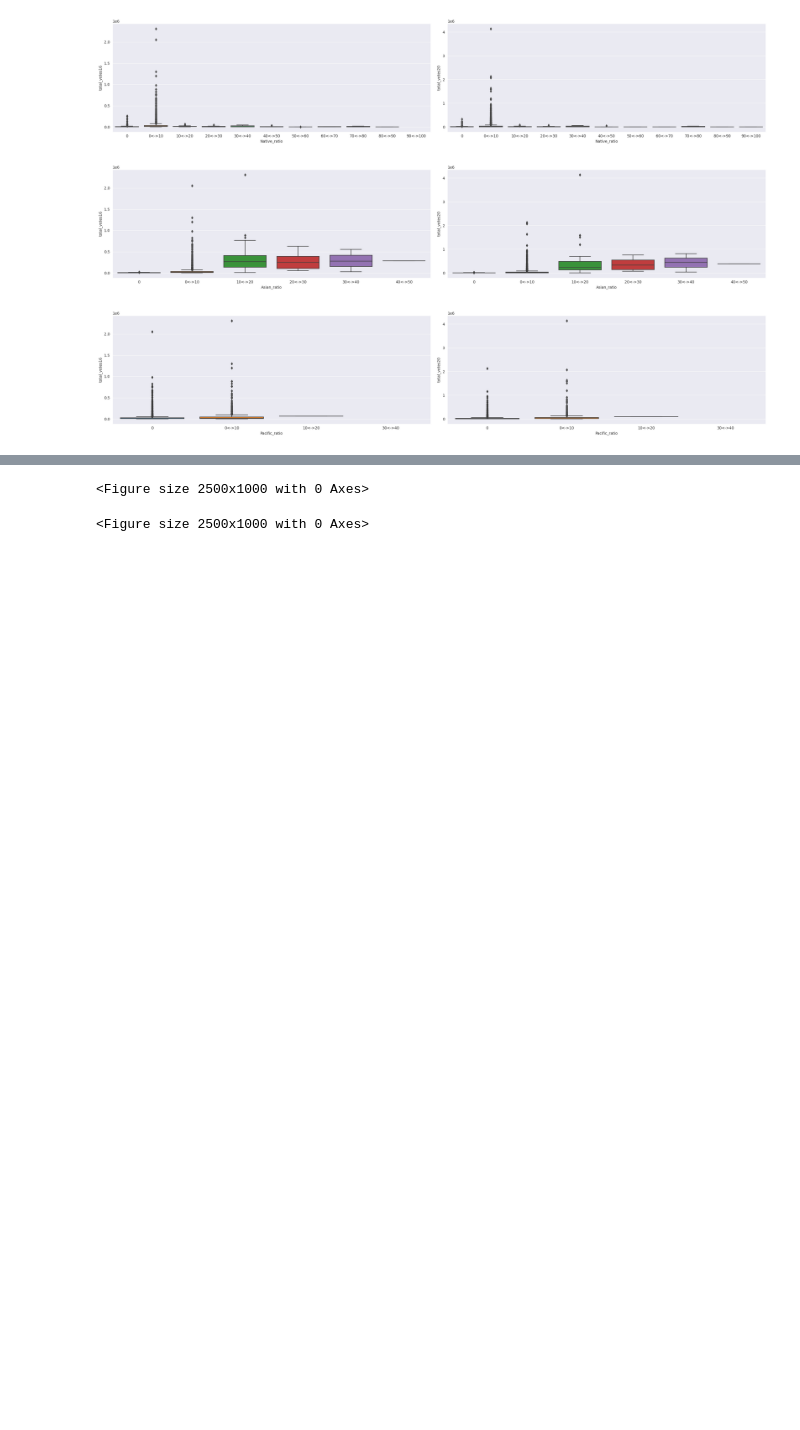
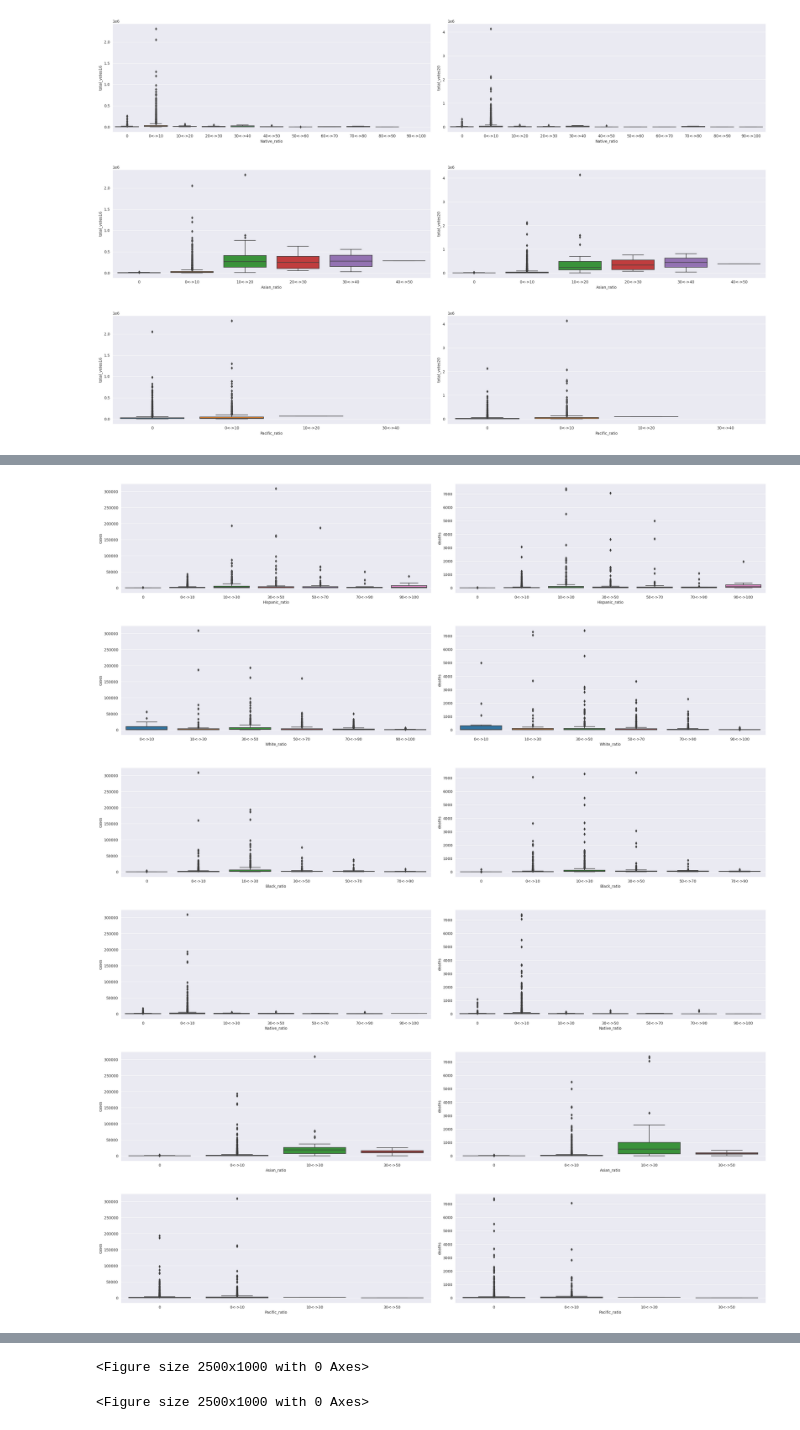
Before and after one commit to XDEBUF/covid_social_poll, a Jupyter notebook: covid inference.ipynb, the cells around one changed output, grey strips where cells are left out. Drawn from its saved outputs; the diff is of its cells as text; code cells hidden in the pictures; blank space fills up the shorter version.

```diff
--- a/covid inference.ipynb
+++ b/covid inference.ipynb
@@ -309,0 +339,9 @@ print_stats_ethnies(list_colRatio, list_col,"total_votes16","total_votes20")
+# %%
+print_stats_ethnies(list_colRatio, list_col,"cases","deaths")
+# %% [output]
+[figure, added]
+[figure, added]
+[figure, added]
+[figure, added]
+[figure, added]
+[figure, added]
```
Also changed, not shown: parts of 3 cells of this notebook.
